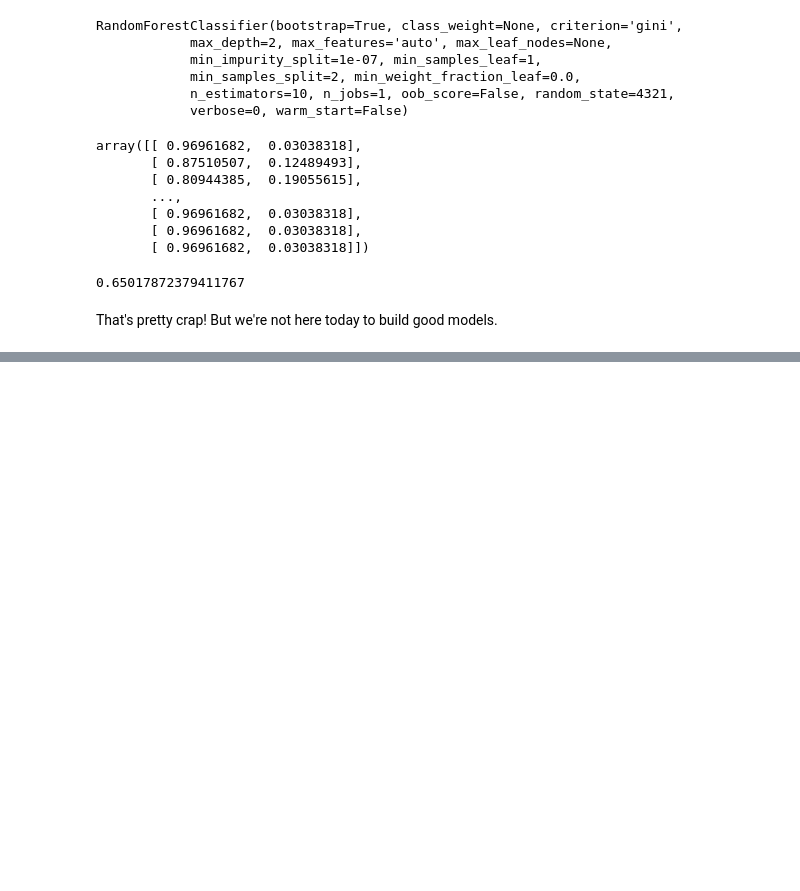
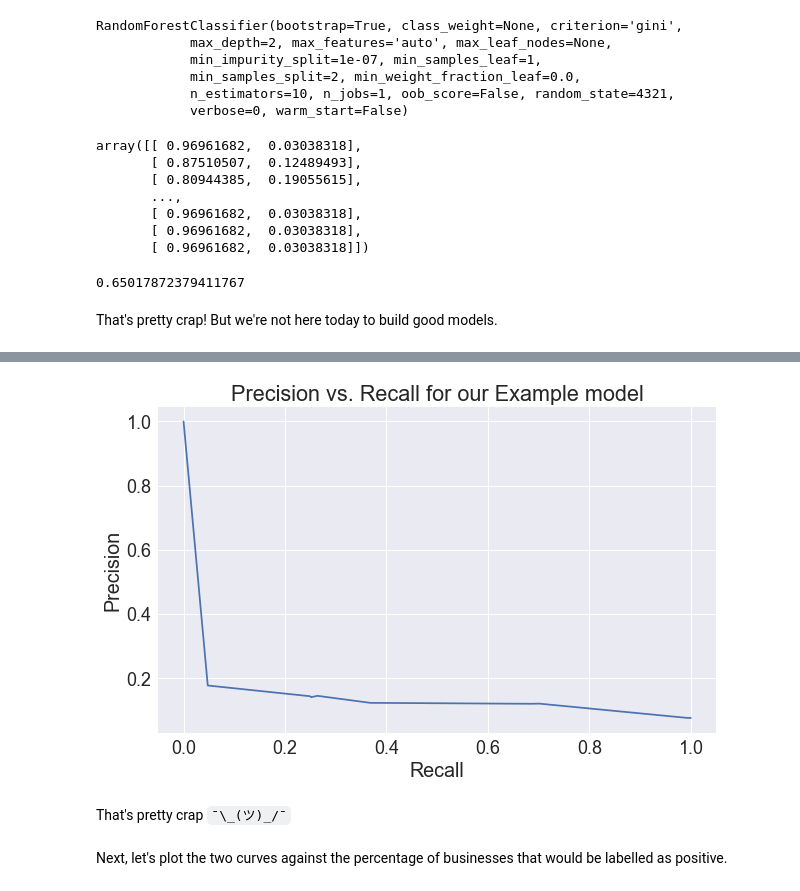
Before and after one commit to dssg/sklearn_tutorial, a Jupyter notebook: Tutorial - Sklearn.ipynb, the cells around one changed output, grey strips where cells are left out. Drawn from its saved outputs; the diff is of its cells as text; code cells hidden in the pictures; blank space fills up the shorter version.

Commit message:
add prec-recall

```diff
--- a/Tutorial - Sklearn.ipynb
+++ b/Tutorial - Sklearn.ipynb
@@ -600,0 +619,20 @@ That's pretty crap! But we're not here today to build good models.
+# %%
+# sklearn.metrics to the rescue!
+from sklearn.metrics import precision_recall_curve
+
+precision_curve, recall_curve, pr_thresholds = precision_recall_curve(y_true=m_test.label,probas_pred=pred)
+# %%
+# first, let's plot precision vs recall
+fig = plt.figure(figsize=(10,6))
+ax = fig.add_subplot(111)
+ax.plot(recall_curve, precision_curve)
+ax.set_xlabel('Recall')
+ax.set_ylabel('Precision')
+ax.set_title('Precision vs. Recall for our Example model')
+plt.show()
+# %% [output]
+[figure, added]
+# %% [markdown]
+That's pretty crap `¯\_(ツ)_/¯`
+# %% [markdown]
+Next, let's plot the two curves against the percentage of businesses that would be labelled as positive.
```
Also changed, not shown: parts of 8 cells of this notebook.
